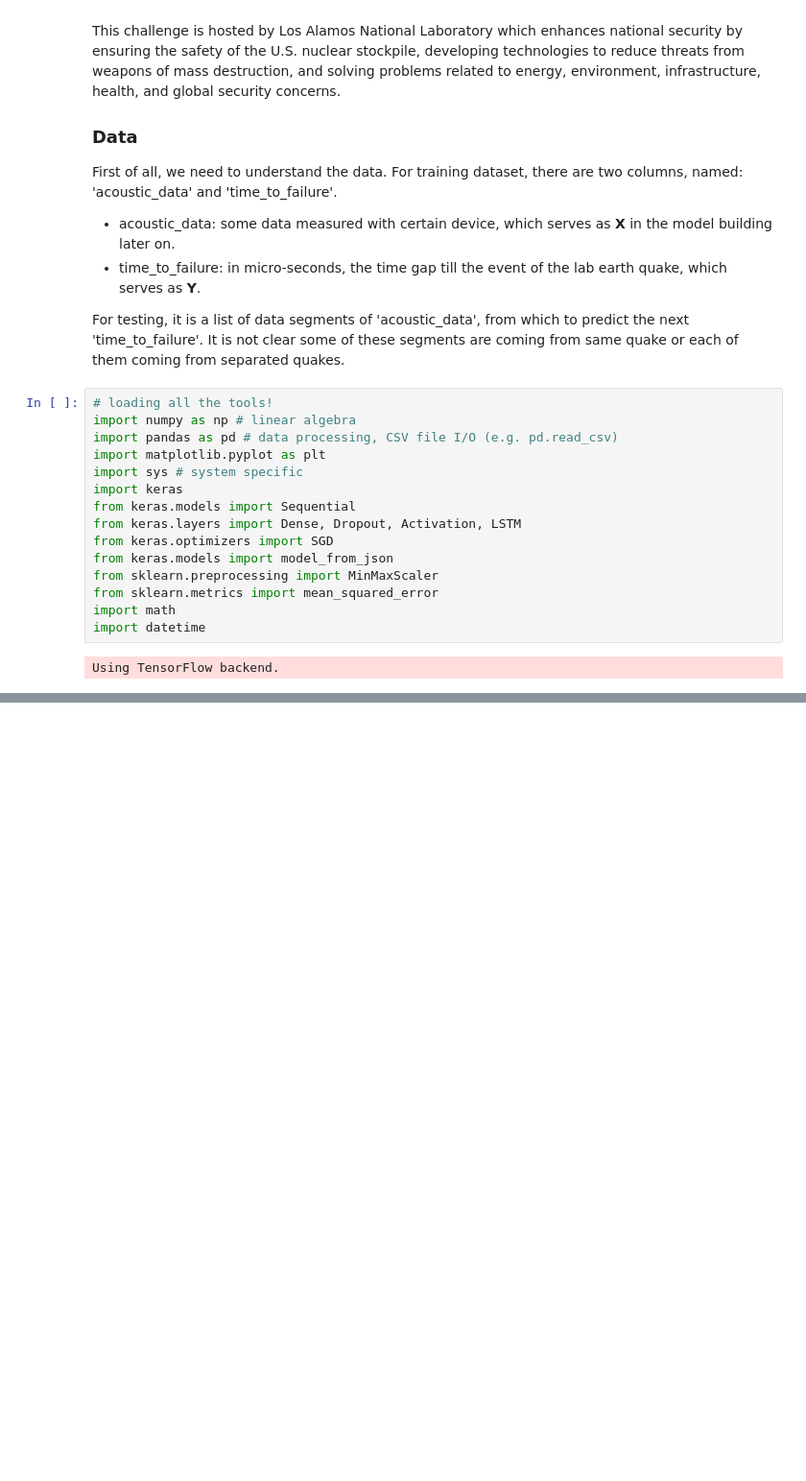
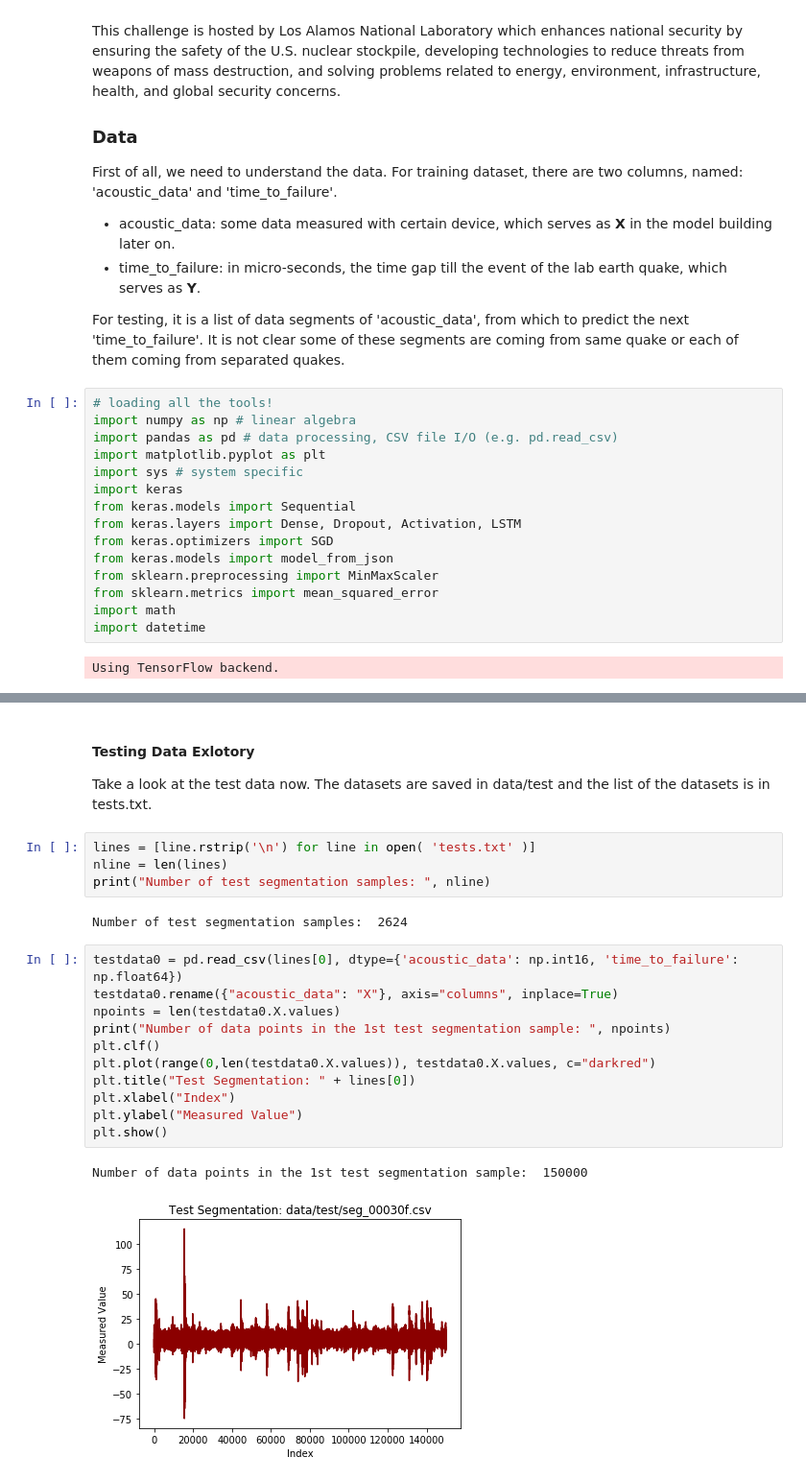
Before and after one commit to jieyu11/LANLQuakePredict, a Jupyter notebook: LabEarthQuakePred.ipynb, the cells around one changed output, grey strips where cells are left out. Shown: that part at 96% size. Saved outputs shown, nothing was run; the diff lists cells and outputs as text; blank space fills up the shorter version.

```diff
--- a/LabEarthQuakePred.ipynb
+++ b/LabEarthQuakePred.ipynb
@@ -85,0 +100,23 @@ Output is below:
+# %% [markdown]
+#### Testing Data Exlotory
+Take a look at the test data now. The datasets are saved in data/test and the list of the datasets is in tests.txt.
+# %%
+lines = [line.rstrip('\n') for line in open( 'tests.txt' )]
+nline = len(lines)
+print("Number of test segmentation samples: ", nline)
+# %% [output]
+Number of test segmentation samples:  2624
+# %%
+testdata0 = pd.read_csv(lines[0], dtype={'acoustic_data': np.int16, 'time_to_failure': np.float64})
+testdata0.rename({"acoustic_data": "X"}, axis="columns", inplace=True)
+npoints = len(testdata0.X.values)
+print("Number of data points in the 1st test segmentation sample: ", npoints)
+plt.clf()
+plt.plot(range(0,len(testdata0.X.values)), testdata0.X.values, c="darkred")
+plt.title("Test Segmentation: " + lines[0])
+plt.xlabel("Index")
+plt.ylabel("Measured Value")
+plt.show()
+# %% [output]
+Number of data points in the 1st test segmentation sample:  150000
+[figure, added]
```
Also changed, not shown: parts of 7 cells of this notebook.
